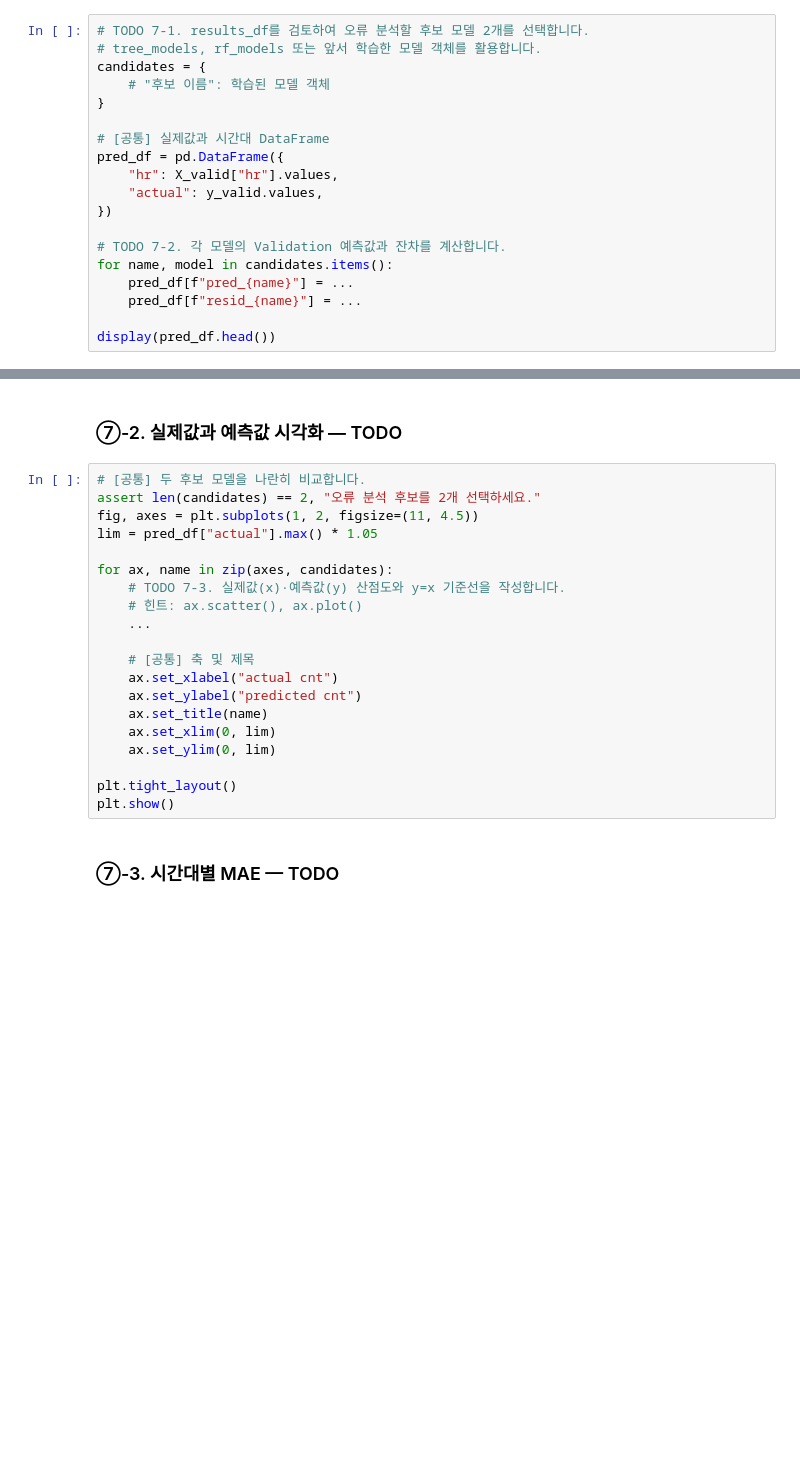
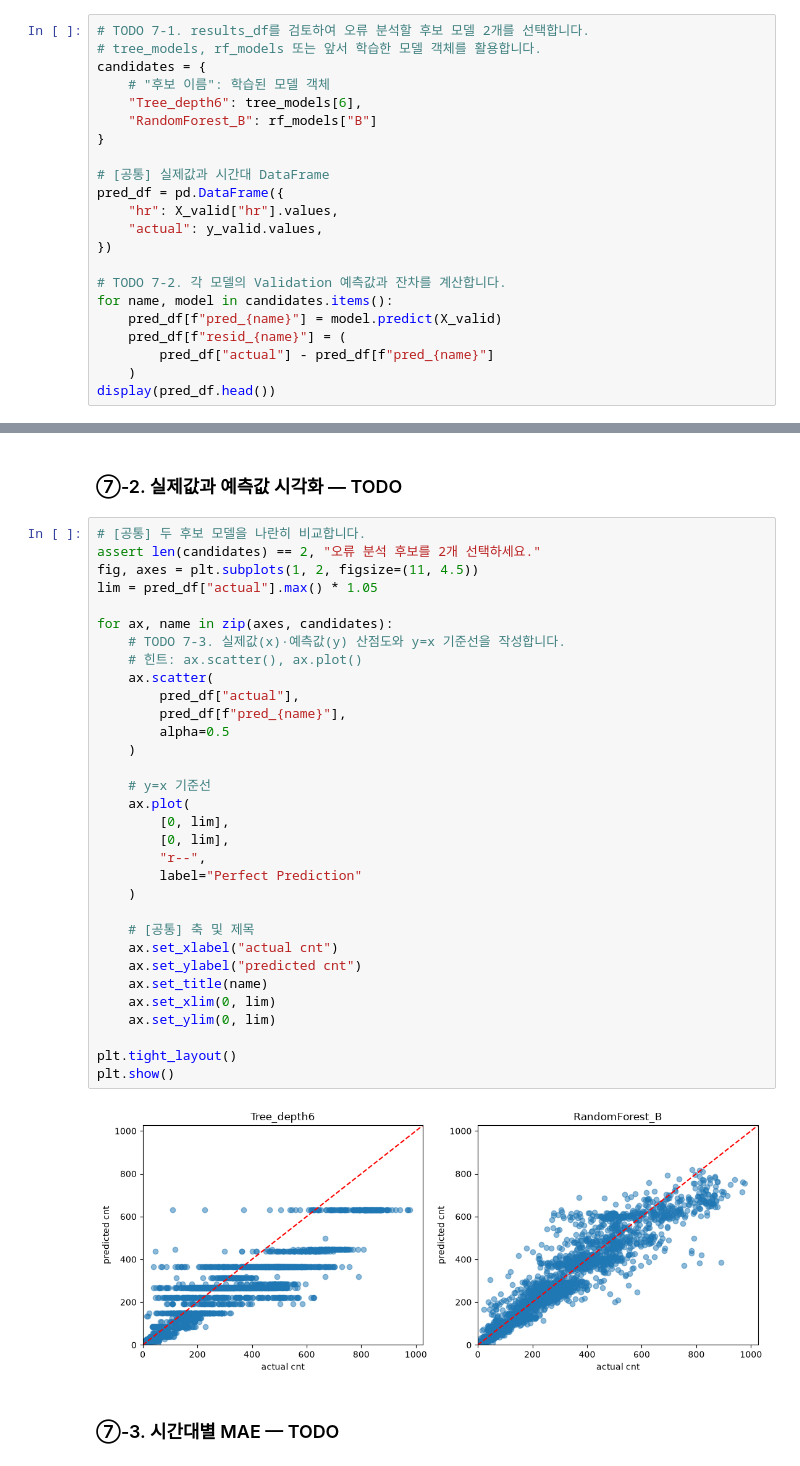
Before and after one commit to Terence20t/ai-mini-project, a Jupyter notebook: mini-project-01/code/01_regression_bike_demand.ipynb, the cells around one changed output, grey strips where cells are left out. Saved outputs shown, nothing was run; the diff lists cells and outputs as text; blank space fills up the shorter version.

```diff
--- a/mini-project-01/code/01_regression_bike_demand.ipynb
+++ b/mini-project-01/code/01_regression_bike_demand.ipynb
@@ -745,6 +754,8 @@ display(results_df.round(3))
 # tree_models, rf_models 또는 앞서 학습한 모델 객체를 활용합니다.
 candidates = {
     # "후보 이름": 학습된 모델 객체
+    "Tree_depth6": tree_models[6],
+    "RandomForest_B": rf_models["B"]
 }
 
 # [공통] 실제값과 시간대 DataFrame
@@ -755,7 +766,8 @@ pred_df = pd.DataFrame({
 
 # TODO 7-2. 각 모델의 Validation 예측값과 잔차를 계산합니다.
 for name, model in candidates.items():
-    pred_df[f"pred_{name}"] = ...
-    pred_df[f"resid_{name}"] = ...
-
+    pred_df[f"pred_{name}"] = model.predict(X_valid)
+    pred_df[f"resid_{name}"] = (
+        pred_df["actual"] - pred_df[f"pred_{name}"]
+    )
 display(pred_df.head())
@@ -764,23 +783,37 @@ display(pred_df.head())
 # %%
 # [공통] 두 후보 모델을 나란히 비교합니다.
 assert len(candidates) == 2, "오류 분석 후보를 2개 선택하세요."
 fig, axes = plt.subplots(1, 2, figsize=(11, 4.5))
 lim = pred_df["actual"].max() * 1.05
 
 for ax, name in zip(axes, candidates):
     # TODO 7-3. 실제값(x)·예측값(y) 산점도와 y=x 기준선을 작성합니다.
     # 힌트: ax.scatter(), ax.plot()
-    ...
+    ax.scatter(
+        pred_df["actual"],
+        pred_df[f"pred_{name}"],
+        alpha=0.5
+    )
+
+    # y=x 기준선
+    ax.plot(
+        [0, lim],
+        [0, lim],
+        "r--",
+        label="Perfect Prediction"
+    )
 
     # [공통] 축 및 제목
     ax.set_xlabel("actual cnt")
     ax.set_ylabel("predicted cnt")
     ax.set_title(name)
     ax.set_xlim(0, lim)
     ax.set_ylim(0, lim)
 
 plt.tight_layout()
 plt.show()
+# %% [output]
+[figure, added]
 # %% [markdown]
 ### ⑦-3. 시간대별 MAE — TODO
 # %%
```
Also changed, not shown: parts of 9 cells of this notebook.
